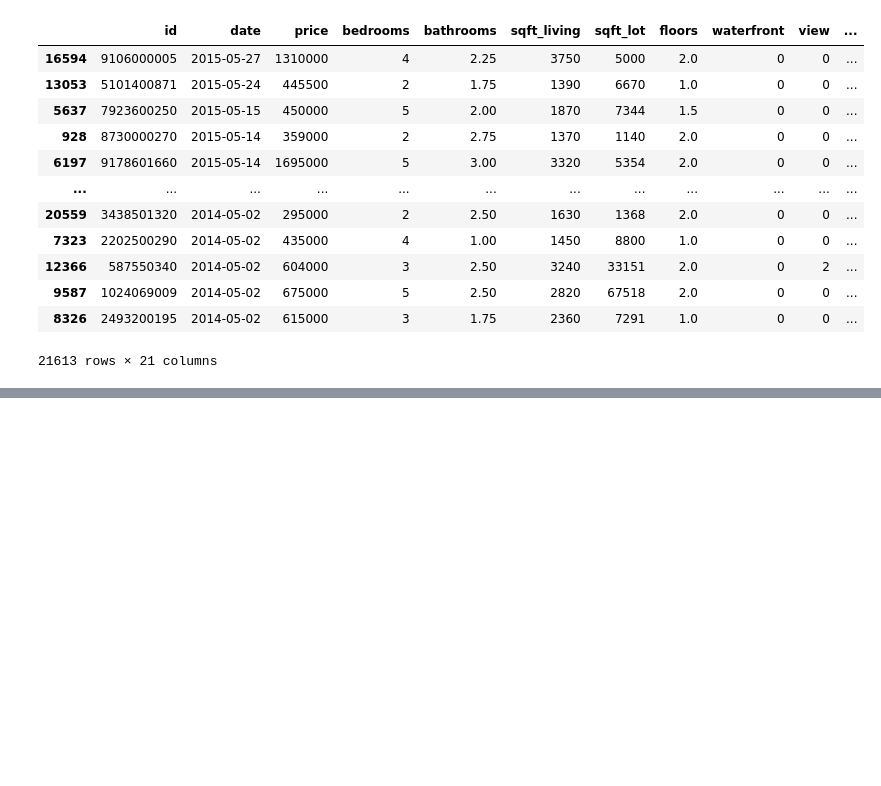
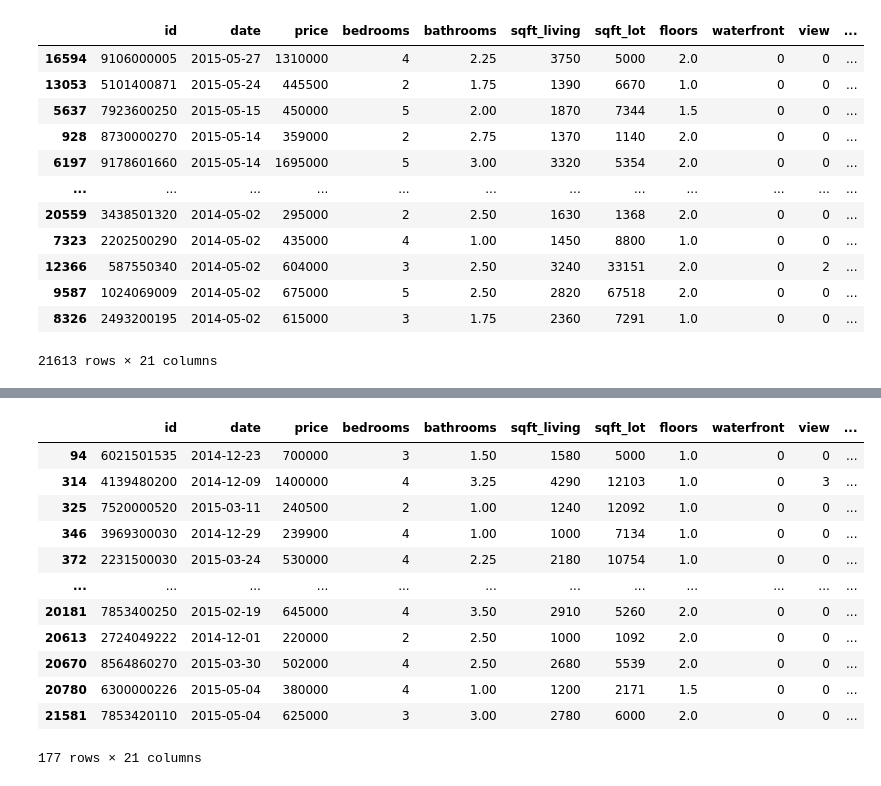
Before and after one commit to quantumhome/DataAnalysisCaseStudy, a Jupyter notebook: Pandas_quiz_solution.ipynb, the cells around one changed output, grey strips where cells are left out. Saved outputs shown, nothing was run; the diff lists cells and outputs as text; code cells hidden in the pictures; blank space fills up the shorter version.

```diff
--- a/Pandas_quiz_solution.ipynb
+++ b/Pandas_quiz_solution.ipynb
@@ -141,0 +278,18 @@ df.sort_values('date', ascending=False)
+# %%
+# duplicate check
+duplicateCheck = df[df.duplicated(['id','zipcode','grade'])]
+duplicateCheck
+# %% [output]
+|  | id | date | price | bedrooms | bathrooms | sqft_living | sqft_lot | floors | waterfront | view | ... |
+| 94 | 6021501535 | 2014-12-23 | 700000 | 3 | 1.50 | 1580 | 5000 | 1.0 | 0 | 0 | ... |
+| 314 | 4139480200 | 2014-12-09 | 1400000 | 4 | 3.25 | 4290 | 12103 | 1.0 | 0 | 3 | ... |
+| 325 | 7520000520 | 2015-03-11 | 240500 | 2 | 1.00 | 1240 | 12092 | 1.0 | 0 | 0 | ... |
+| 346 | 3969300030 | 2014-12-29 | 239900 | 4 | 1.00 | 1000 | 7134 | 1.0 | 0 | 0 | ... |
+| 372 | 2231500030 | 2015-03-24 | 530000 | 4 | 2.25 | 2180 | 10754 | 1.0 | 0 | 0 | ... |
+| ... | ... | ... | ... | ... | ... | ... | ... | ... | ... | ... | ... |
+| 20181 | 7853400250 | 2015-02-19 | 645000 | 4 | 3.50 | 2910 | 5260 | 2.0 | 0 | 0 | ... |
+| 20613 | 2724049222 | 2014-12-01 | 220000 | 2 | 2.50 | 1000 | 1092 | 2.0 | 0 | 0 | ... |
+| 20670 | 8564860270 | 2015-03-30 | 502000 | 4 | 2.50 | 2680 | 5539 | 2.0 | 0 | 0 | ... |
+| 20780 | 6300000226 | 2015-05-04 | 380000 | 4 | 1.00 | 1200 | 2171 | 1.5 | 0 | 0 | ... |
+| 21581 | 7853420110 | 2015-05-04 | 625000 | 3 | 3.00 | 2780 | 6000 | 2.0 | 0 | 0 | ... |
+177 rows × 21 columns
```
Also changed, not shown: parts of 32 cells of this notebook.
